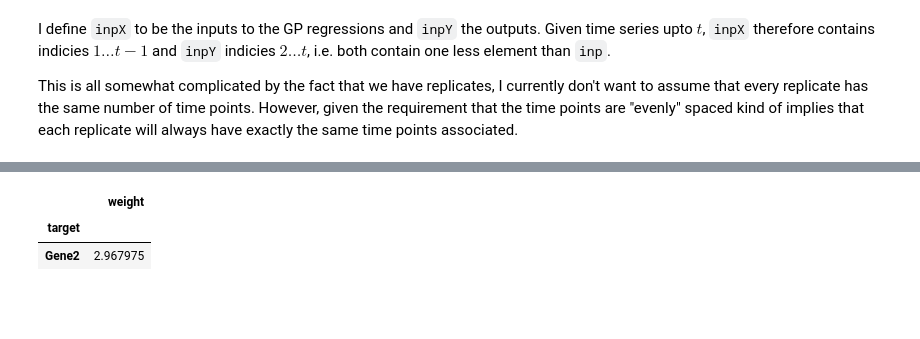
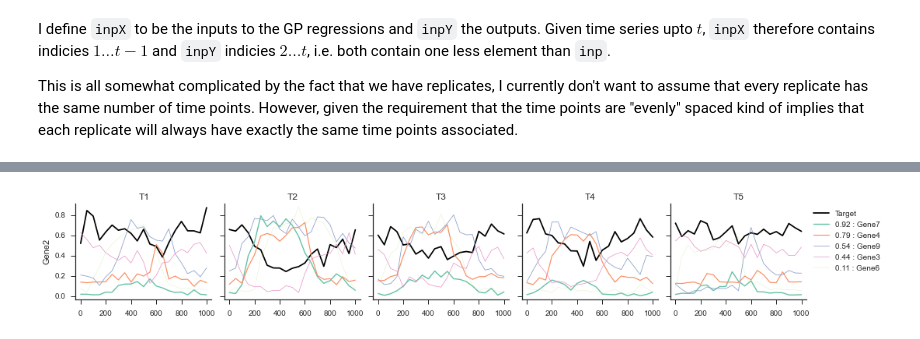
Before and after one commit to smason/ip2, a Jupyter notebook: csi.ipynb, the cells around one changed output, grey strips where cells are left out. Saved outputs shown, nothing was run; the diff lists cells and outputs as text; code cells hidden in the pictures; blank space fills up the shorter version.

```diff
--- a/csi.ipynb
+++ b/csi.ipynb
@@ -153,9 +135,3 @@ wei = pd.DataFrame(list(it.chain(res.getMarginalWeights())),
 # get down to the mean of each regulator and target
 weim = wei.groupby(["regulator","target"]).mean()
 weim /= weim.sum()
-# %%
-wei.groupby("target").sum()
-# %% [output]
-|  | weight |
-| target |  |
-| Gene2 | 2.967975 |
@@ -161,0 +143,37 @@ wei.groupby("target").sum()
+# %%
+arr = {}
+for w,p in zip(em.weights,em.pset):
+    for i in p[0]:
+        arr[i] = arr.get(i,0) + w
+df = pd.DataFrame(list(arr.items()),columns=['parent','weight'])
+df = df[df.weight >= 0.1]
+df.sort("weight",ascending=False,inplace=True)
+
+pert = inp.columns.levels[0]
+target = em.pset[0][1]
+
+with sns.axes_style(style='ticks'):
+    fig, axs = plt.subplots(nrows=1, ncols=len(pert),
+                            sharex=True, sharey=True,
+                            figsize=(14, 2.5))
+
+pal = sns.color_palette("Set2", len(df))
+
+for per,ax in zip(pert,axs):
+    ax.margins(0.04)
+    ax.set_title(per)
+    d = inp.loc[target,per]
+    ax.plot(d.index, d,'k',label="Target")
+    for (i,r),col in zip(df.iterrows(),pal):
+        d = inp.loc[r.parent,per]
+        lab = "{w:.2f} : {p}".format(p=r.parent,w=r.weight)
+        ax.plot(d.index, d, lw=r.weight*1.5,label=lab,color=col)
+
+axs[-1].legend(loc='upper left', bbox_to_anchor=(1, 1));
+axs[0].set_ylabel(target)
+
+sns.despine()
+
+fig.tight_layout()
+# %% [output]
+[figure, added]
```
Also changed, not shown: parts of 12 cells of this notebook.
